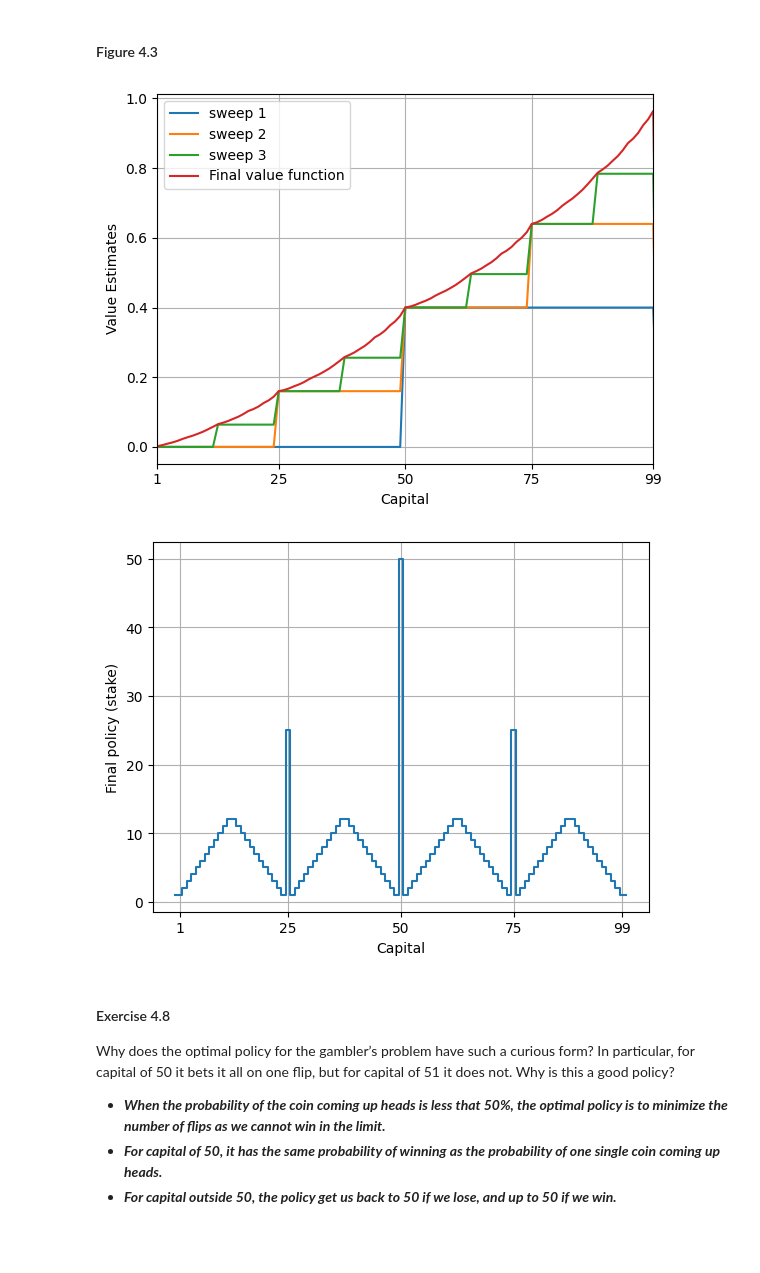
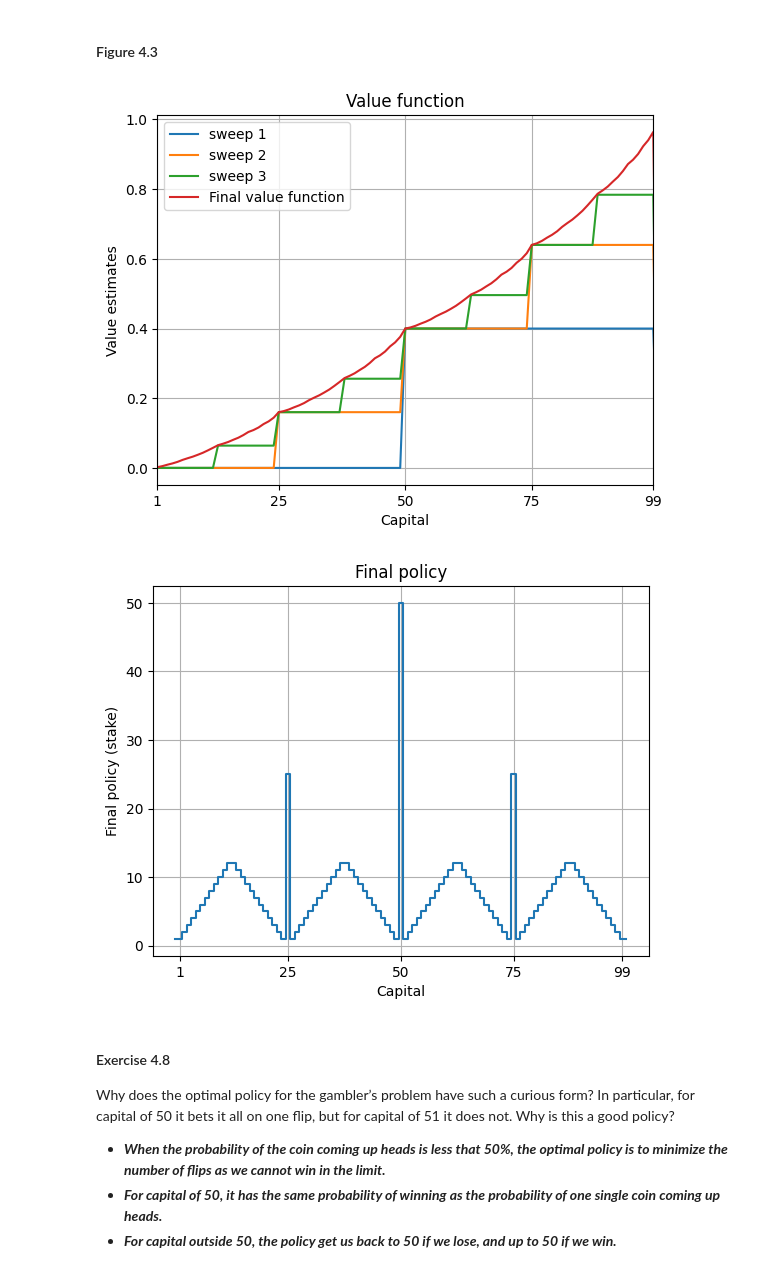
Before and after one commit to itsdaveba/rl-intro, a Jupyter notebook: chapter04/chapter04.ipynb, the cells around one changed output. Saved outputs shown, nothing was run; the diff lists cells and outputs as text; code cells hidden in the pictures; blank space fills up the shorter version.

```diff
--- a/chapter04/chapter04.ipynb
+++ b/chapter04/chapter04.ipynb
@@ -145,8 +145,10 @@ def plot_value(value, title=None):
     plt.imshow(np.flip(value, axis=0), cmap="plasma")
     if title is not None:
         plt.title(title)
-    plt.xticks([])
-    plt.yticks([])
+    plt.xlabel("#Cars at second location")
+    plt.xticks(range(env.observation_space.nvec[1]))
+    plt.ylabel("#Cars at first location")
+    plt.yticks(range(env.observation_space.nvec[0]))
     plt.colorbar()
     plt.show()
 
@@ -160,8 +162,10 @@ def plot_policy(policy, title=None):
     plt.imshow(deterministic, cmap="plasma", vmin=env.action_space.start, vmax=-env.action_space.start)
     if title is not None:
         plt.title(title)
-    plt.xticks([])
-    plt.yticks([])
+    plt.xlabel("#Cars at second location")
+    plt.xticks(range(env.observation_space.nvec[1]))
+    plt.ylabel("#Cars at first location")
+    plt.yticks(range(env.observation_space.nvec[0]))
     plt.colorbar()
     plt.show()
 # %%
@@ -394,36 +398,38 @@ iteration = 0
 
 # Value Iteration
 while True:
     old_v = v_iter.copy()
     v_iter = np.max(gamma * A @ v_iter + b.squeeze(), axis=1)
     iteration += 1
     if iteration in [1, 2, 3]:
         plt.plot(v_iter, label=f"sweep {iteration}")
     if max(abs(v_iter - old_v)) < theta:
         break
 plt.plot(v_iter, label="Final value function")
+plt.title("Value function")
 plt.xlabel("Capital")
 plt.xticks([1, 25, 50, 75, 99])
 plt.xlim([1, 99])
-plt.ylabel("Value Estimates")
+plt.ylabel("Value estimates")
 plt.legend()
 plt.grid(True)
 plt.show()
 
 # Optimal Policy
 A_impr = np.round(gamma * A @ v_iter + b.squeeze(), decimals=6)
 argmax = A_impr == np.max(A_impr, axis=1, keepdims=True)
 policy = (argmax / np.sum(argmax, axis=1, keepdims=True))
 deterministic = np.argmax(policy, axis=1) + 1
 plt.step(np.arange(env.observation_space.n), deterministic, where="mid")
+plt.title("Final policy")
 plt.xlabel("Capital")
 plt.xticks([1, 25, 50, 75, 99])
 plt.ylabel("Final policy (stake)")
 plt.grid(True)
 plt.show()
 # %% [output]
-[figure, old version]
+[figure, new version]
-[figure, old version]
+[figure, new version]
 # %% [markdown]
 #### Exercise 4.8
 Why does the optimal policy for the gambler’s problem have such a curious form? In particular, for capital of 50 it bets it all on one flip, but for capital of 51 it does not. Why is this a good policy?
```
Also changed, not shown: parts of 4 cells of this notebook, 3 other files.
